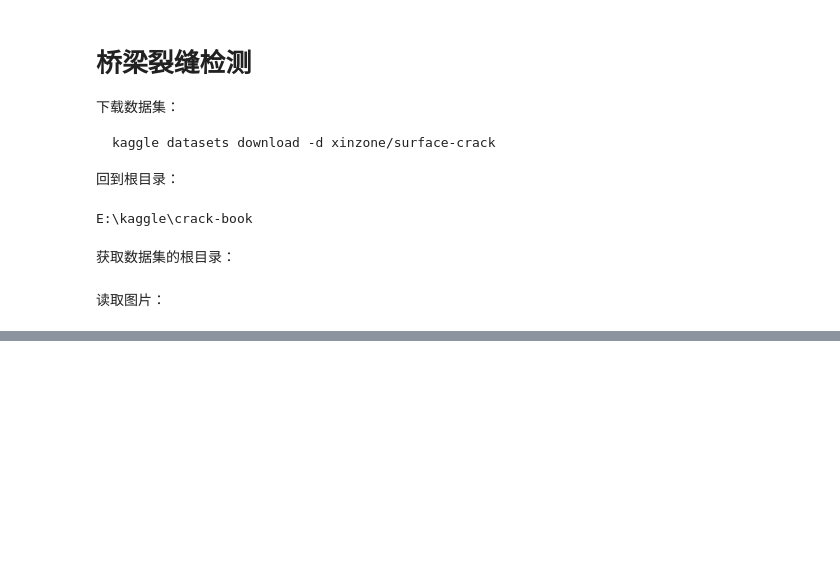
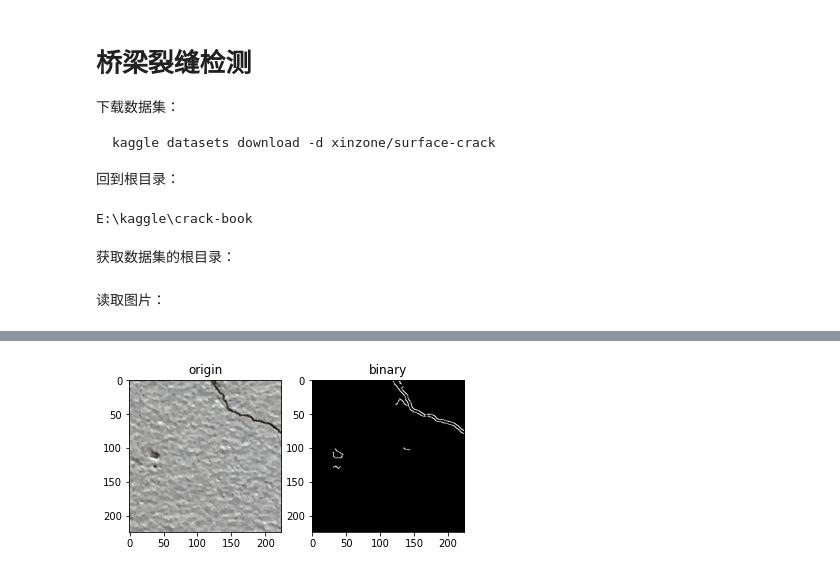
Before and after one commit to daobook/crack-book, a Jupyter notebook: docs/surface-crack-detection/01_crack-loader.ipynb, the cells around one changed output, grey strips where cells are left out. Drawn from its saved outputs; the diff is of its cells as text; code cells hidden in the pictures; blank space fills up the shorter version.

```diff
--- a/docs/surface-crack-detection/01_crack-loader.ipynb
+++ b/docs/surface-crack-detection/01_crack-loader.ipynb
@@ -87,0 +142,43 @@ Negative
+# %%
+from sklearn.preprocessing import LabelBinarizer
+from skimage.filters import median
+from skimage.morphology import disk
+from scipy import ndimage
+from skimage.filters import laplace
+import cv2
+
+
+# def sobel_filters(img):
+#     Kx = np.array([[-1, 0, 1], [-2, 0, 2], [-1, 0, 1]], np.float32)
+#     Ky = np.array([[1, 2, 1], [0, 0, 0], [-1, -2, -1]], np.float32)
+
+#     Ix = ndimage.filters.convolve(img, Kx)
+#     Iy = ndimage.filters.convolve(img, Ky)
+
+#     G = np.hypot(Ix, Iy)
+#     G = G / G.max() * 255
+#     theta = np.arctan2(Iy, Ix)
+#     return G, theta
+
+
+def canny_edge(gray):
+    # noise removal
+    blur_img = median(gray, disk(3))
+    blur_img = np.array(blur_img, dtype=np.uint8)
+    #s = np.array(s,dtype=np.uint8)
+    # Image smoothing: bilateral filter
+    bilateral = cv2.bilateralFilter(blur_img, 5, 75, 75)
+    # Canny edge detection
+    edges = cv2.Canny(bilateral, 100, 220)
+    return edges
+# %%
+edges = canny_edge(Y)
+# %%
+fig, ax = plt.subplots(1, 2)
+ax[0].imshow(img, cmap='gray')
+ax[0].set_title('origin')
+ax[1].imshow(edges, cmap='gray')
+ax[1].set_title('binary')
+plt.show()
+# %% [output]
+[figure, added]
```
Also changed, not shown: parts of 12 cells of this notebook.
